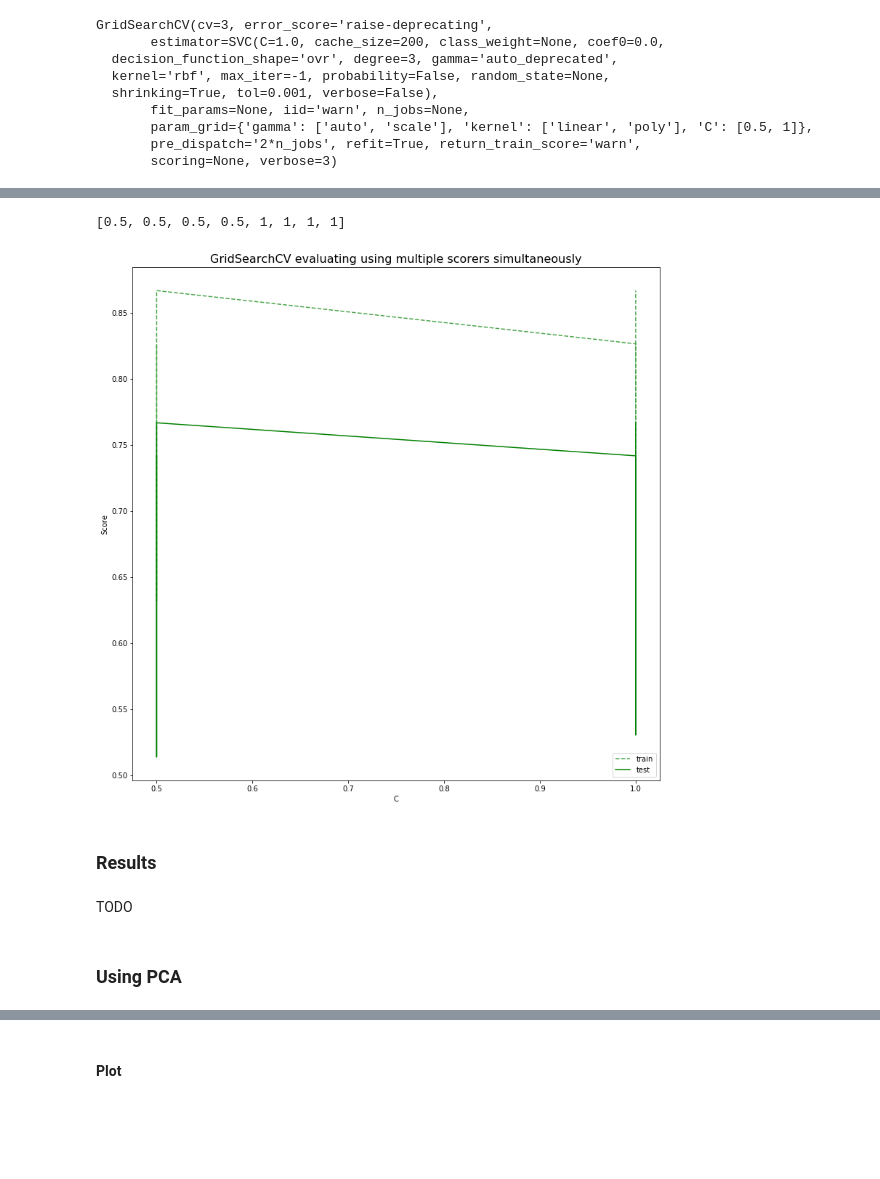
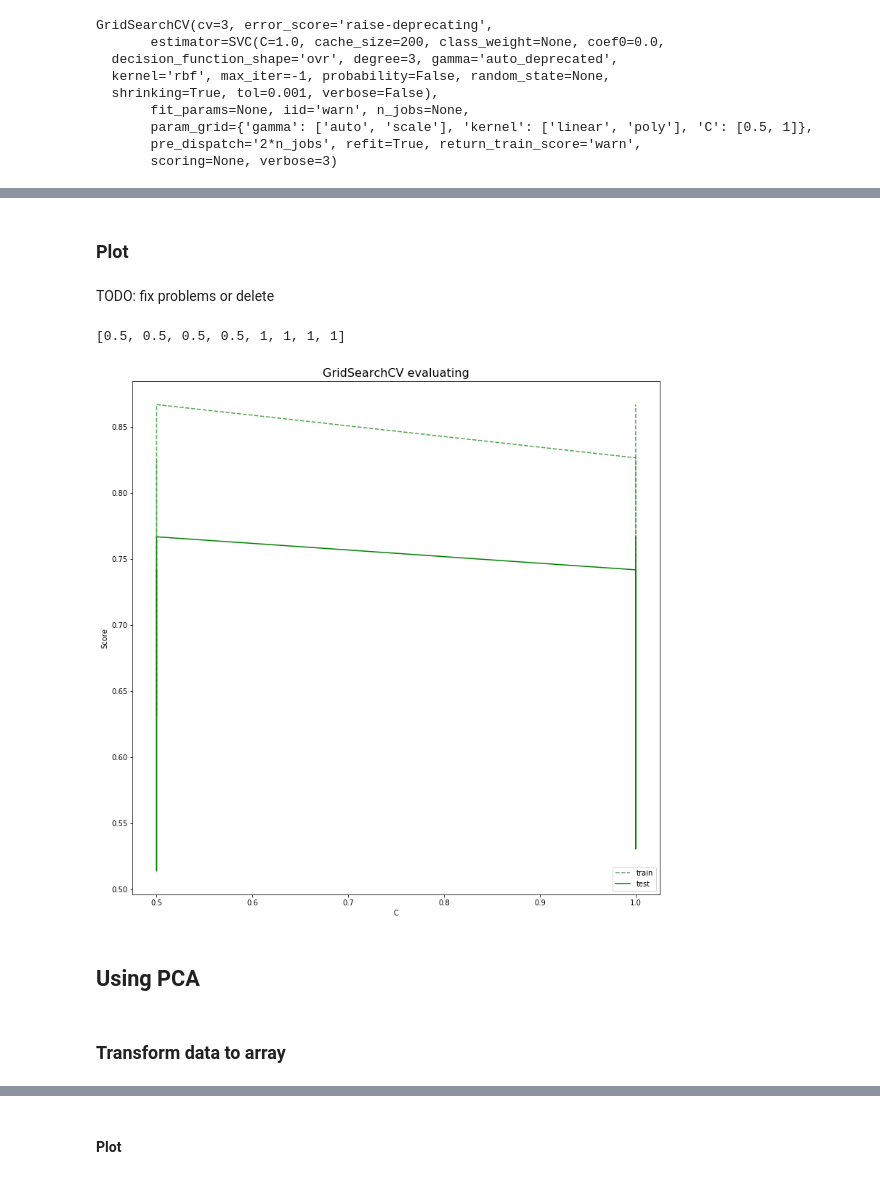
Before and after one commit to mdiannna/MachineLearningHomeworks, a Jupyter notebook: Homework2/Homework2.ipynb, the cells around one changed output, grey strips where cells are left out. Cells and saved outputs as stored; diff of their text form; code cells hidden in the pictures; blank space fills up the shorter version.

```diff
--- a/Homework2/Homework2.ipynb
+++ b/Homework2/Homework2.ipynb
@@ -350,21 +350,24 @@ from sklearn.svm import SVC
 from sklearn.model_selection import GridSearchCV
 # # X = X.toarray()
 
-y = numeric_targets
+# y = numeric_targets
 
 # TODO: uncomment
 # X = X.toarray()
 
-cl = SVC()
+def trainSVM(X_train, y_train, X_test=None, y_test=None):
+    cl = SVC()
 
 
-# run grid search
-# cv = pentru cross validation, default 3 (train, validation, test)
-# TODO: test with 5 folds
-# grid_search = GridSearchCV(cl, param_grid=hyperparams, cv=5, verbose=3)
+    # run grid search
+    # cv = pentru cross validation, default 3 (train, validation, test)
+    # TODO: test with 5 folds
+    # grid_search = GridSearchCV(cl, param_grid=hyperparams, cv=5, verbose=3)
 
-grid_search = GridSearchCV(cl, param_grid=hyperparams, cv=3, verbose=3,
-                           return_train_score=True)
+    grid_search = GridSearchCV(cl, param_grid=hyperparams, cv=3, verbose=3,
+                               return_train_score=True)
 
-# start = time()
-print(grid_search.fit(X_train, y_train))
+    # start = time()
+    print(grid_search.fit(X_train, y_train))
+
+    return grid_search
@@ -408,3 +374,5 @@ GridSearchCV(cv=3, error_score='raise-deprecating',
+# %%
+grid_search = trainSVM(X_train, y_train)
 # %%
 results = grid_search.cv_results_
 print(results)
@@ -573,6 +540,10 @@ display(HTML(HTML_code))
+# %% [markdown]
+### Plot
+# %% [markdown]
+TODO: fix problems or delete
 # %%
 plt.figure(figsize=(13, 13))
-plt.title("GridSearchCV evaluating using multiple scorers simultaneously",
+plt.title("GridSearchCV evaluating",
           fontsize=16)
 
 plt.xlabel("C")
@@ -599,37 +570,35 @@ for sample, style in (('train', '--'), ('test', '-')):
 # for color in ['g', 'k']:
 #     for sample, style in (('train', '--'), ('test', '-')):
 #         sample_score_mean = results['mean_%s_score' % (sample)]
 #         sample_score_std = results['std_%s_score' % (sample)]
 
 # #     for sample, style in (('train', '--'), ('test', '-')):
 # #         sample_score_mean = results['mean_%s_%s' % (sample, scorer)]
 # #         sample_score_std = results['std_%s_%s' % (sample, scorer)]
 #         ax.fill_between(X_axis, sample_score_mean - sample_score_std,
 #                         sample_score_mean + sample_score_std,
 #                         alpha=0.1 if sample == 'test' else 0, color=color)
 
 
 #         best_index = np.nonzero([d['C'] for d in results['params']] == 1)[0][0]
 #         best_score = results['mean_test'][best_index]
 
 #     #     # Plot a dotted vertical line at the best score for that scorer marked by x
 #         ax.plot([X_axis[best_index], ] * 2, [0, best_score],
 #                 linestyle='-.', color=color, marker='x', markeredgewidth=3, ms=8)
 
 #     #     # Annotate the best score for that scorer
 #         ax.annotate("%0.2f" % best_score,
 #                     (X_axis[best_index], best_score + 0.005))
 
 # TODO: plot for each parameter and only best results
 plt.legend(loc="best")
 # plt.grid('off')
 plt.show()
 # %% [output]
 [0.5, 0.5, 0.5, 0.5, 1, 1, 1, 1]
-[figure, old version]
+[figure, new version]
-# %% [markdown]
-### Results
-# %% [markdown]
-TODO
 # %% [markdown]
-### Using PCA
+## Using PCA
+# %% [markdown]
+### Transform data to array
```
Also changed, not shown: parts of 29 cells of this notebook.
